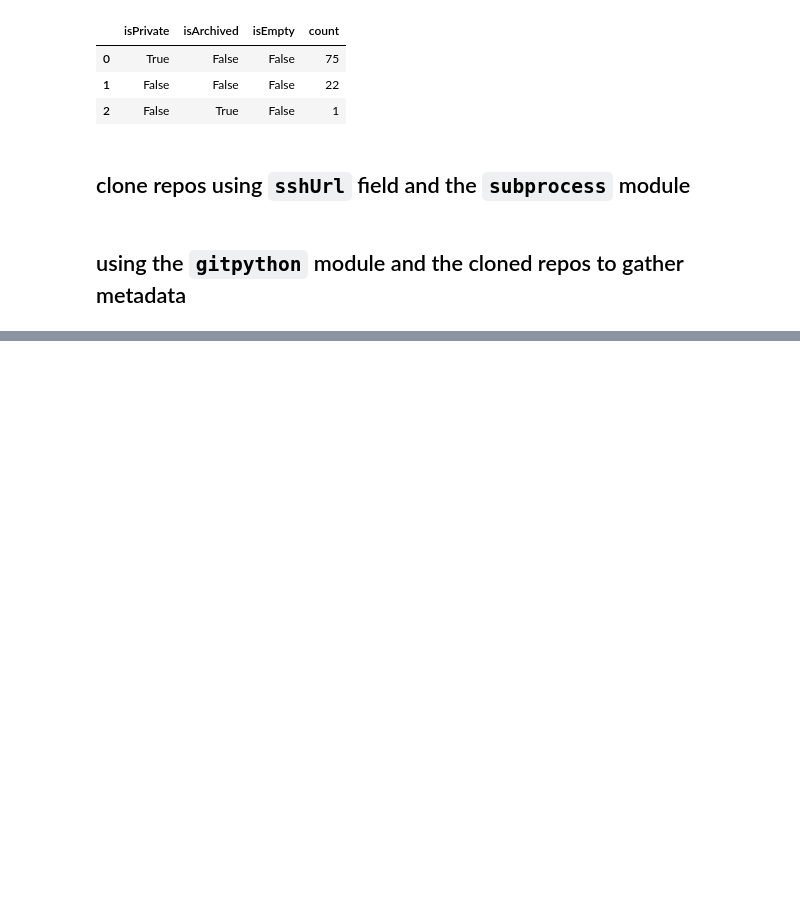
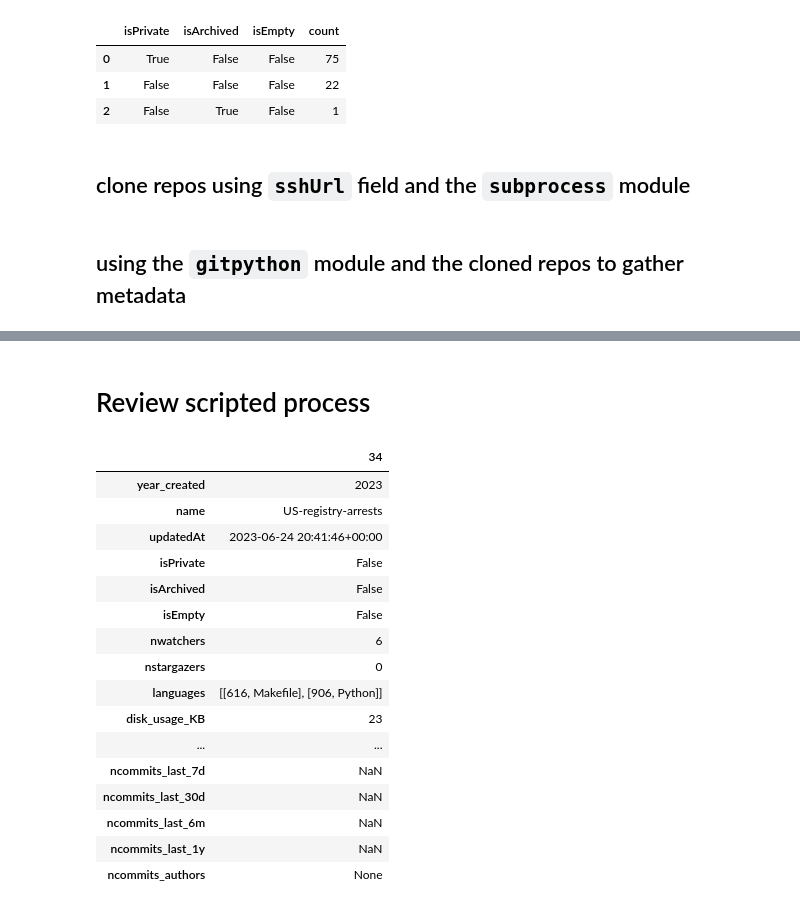
Before and after one commit to baileyb0t/TODO-helper, a Jupyter notebook: review-org-repos/note/explore_task.ipynb, the cells around one changed output, grey strips where cells are left out. Saved outputs shown, nothing was run; the diff lists cells and outputs as text; code cells hidden in the pictures; blank space fills up the shorter version.

Commit message:
adds commit review notes

```diff
--- a/review-org-repos/note/explore_task.ipynb
+++ b/review-org-repos/note/explore_task.ipynb
@@ -534,2 +543,26 @@ summary
   'Bailey <97129771+baileyb0t@users.noreply.github.com>': 1,
   'BP <bailey@hrdag.org>': 14}}
+# %% [markdown]
+# Review scripted process
+# %%
+both = pd.read_parquet("../summary.parquet")
+# %%
+both.sample().T
+# %% [output]
+|  | 34 |
+| year_created | 2023 |
+| name | US-registry-arrests |
+| updatedAt | 2023-06-24 20:41:46+00:00 |
+| isPrivate | False |
+| isArchived | False |
+| isEmpty | False |
+| nwatchers | 6 |
+| nstargazers | 0 |
+| languages | [[616, Makefile], [906, Python]] |
+| disk_usage_KB | 23 |
+| ... | ... |
+| ncommits_last_7d | NaN |
+| ncommits_last_30d | NaN |
+| ncommits_last_6m | NaN |
+| ncommits_last_1y | NaN |
+| ncommits_authors | None |
```
Also changed, not shown: parts of 10 cells of this notebook, 2 other files.
